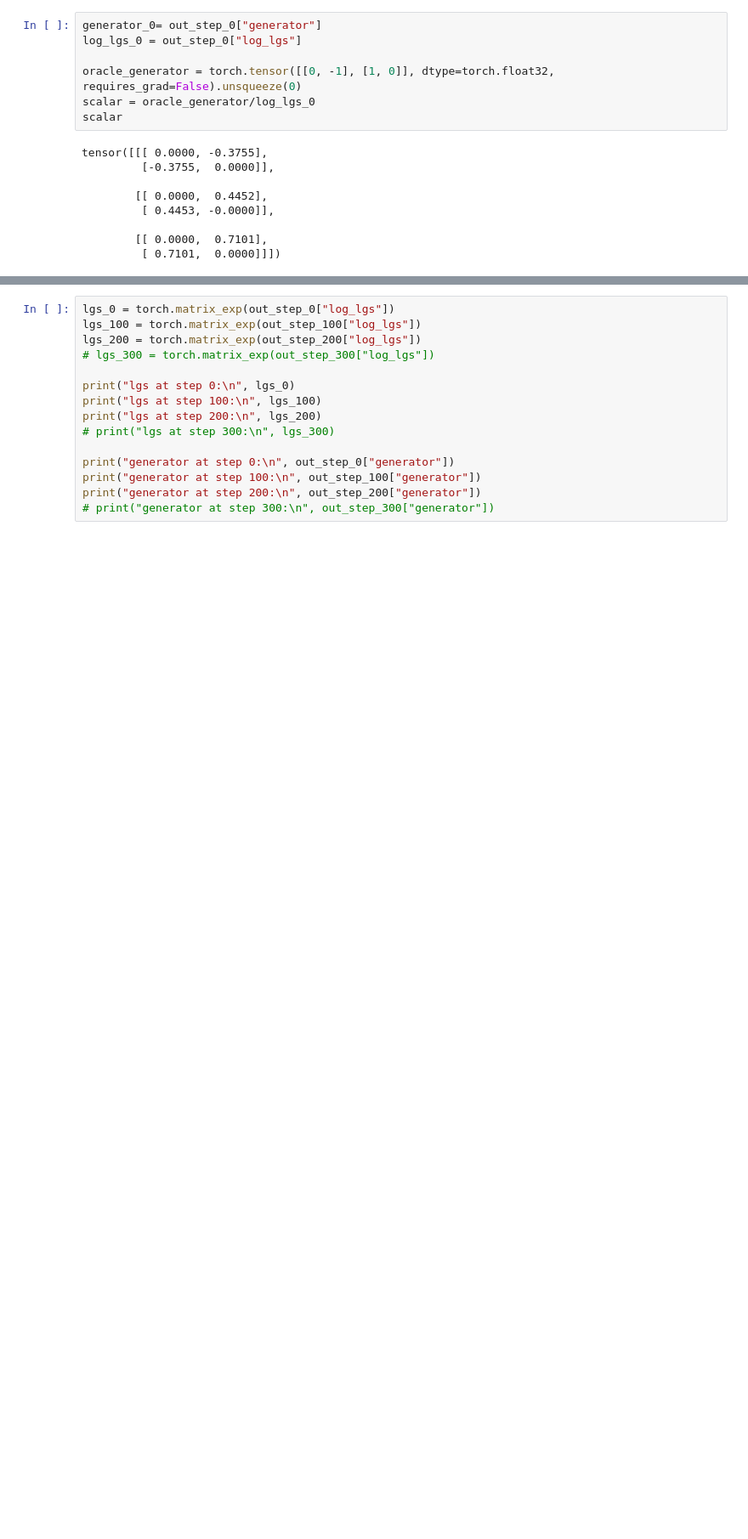
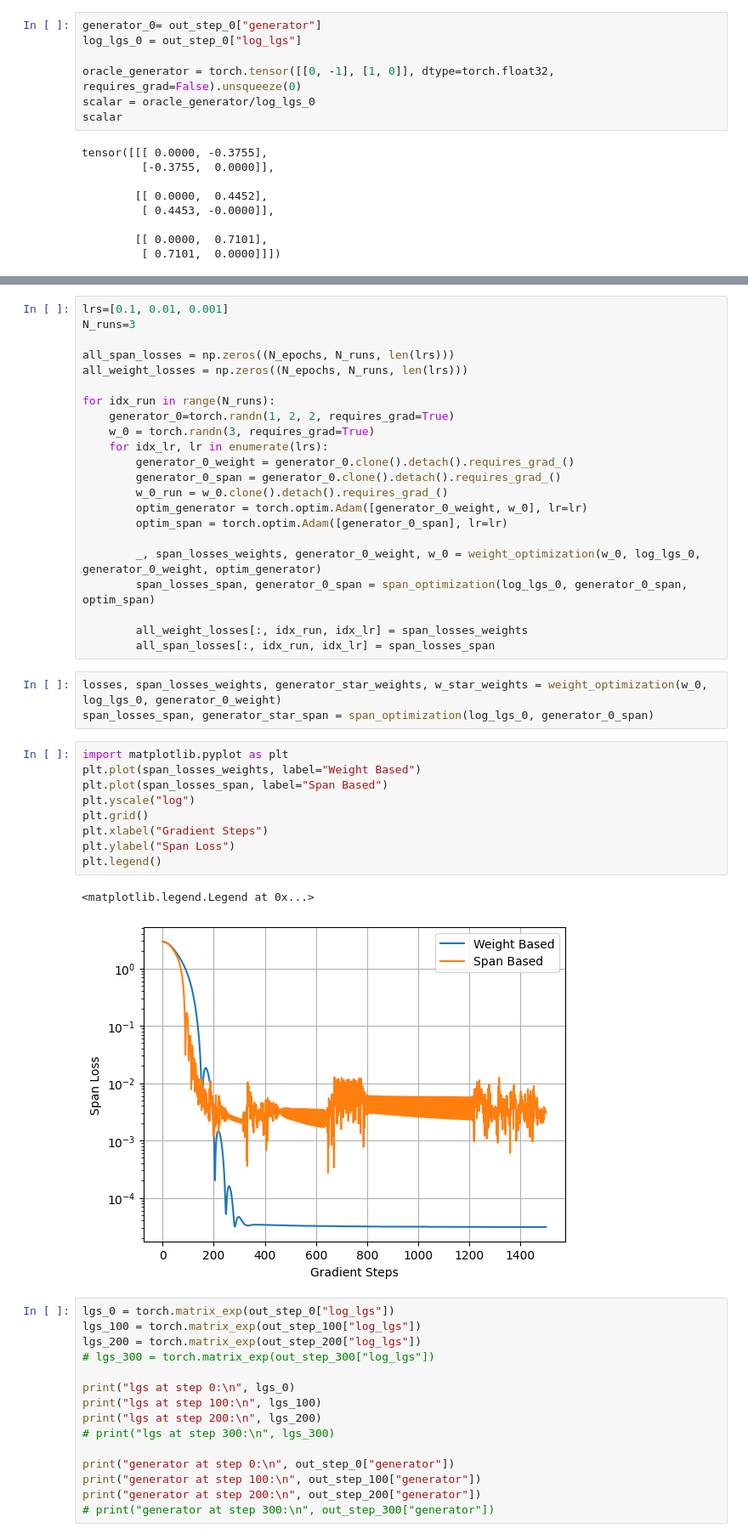
Before and after one commit to PaulNitschke/geo_meta_rl, a Jupyter notebook: step_4_hereditary_symmetry_discovery.ipynb, the cells around one changed output, grey strips where cells are left out. Shown at 85% size. Saved outputs shown, nothing was run; the diff lists cells and outputs as text; blank space fills up the shorter version.

Commit message:
implemented least squares span evaluation

```diff
--- a/step_4_hereditary_symmetry_discovery.ipynb
+++ b/step_4_hereditary_symmetry_discovery.ipynb
@@ -204,3 +253,40 @@ KeyboardInterrupt:
+# %%
+lrs=[0.1, 0.01, 0.001]
+N_runs=3
+
+all_span_losses = np.zeros((N_epochs, N_runs, len(lrs)))
+all_weight_losses = np.zeros((N_epochs, N_runs, len(lrs)))
+
+for idx_run in range(N_runs):
+    generator_0=torch.randn(1, 2, 2, requires_grad=True)
+    w_0 = torch.randn(3, requires_grad=True)
+    for idx_lr, lr in enumerate(lrs):
+        generator_0_weight = generator_0.clone().detach().requires_grad_()
+        generator_0_span = generator_0.clone().detach().requires_grad_()
+        w_0_run = w_0.clone().detach().requires_grad_()
+        optim_generator = torch.optim.Adam([generator_0_weight, w_0], lr=lr)
+        optim_span = torch.optim.Adam([generator_0_span], lr=lr)
+
+        _, span_losses_weights, generator_0_weight, w_0 = weight_optimization(w_0, log_lgs_0, generator_0_weight, optim_generator)
+        span_losses_span, generator_0_span = span_optimization(log_lgs_0, generator_0_span, optim_span)
+
+        all_weight_losses[:, idx_run, idx_lr] = span_losses_weights
+        all_span_losses[:, idx_run, idx_lr] = span_losses_span
+# %%
+losses, span_losses_weights, generator_star_weights, w_star_weights = weight_optimization(w_0, log_lgs_0, generator_0_weight)
+span_losses_span, generator_star_span = span_optimization(log_lgs_0, generator_0_span)
+# %%
+import matplotlib.pyplot as plt
+plt.plot(span_losses_weights, label="Weight Based")
+plt.plot(span_losses_span, label="Span Based")
+plt.yscale("log")
+plt.grid()
+plt.xlabel("Gradient Steps")
+plt.ylabel("Span Loss")
+plt.legend()
+# %% [output]
+<matplotlib.legend.Legend at 0x...>
+[figure, added]
 # %%
 lgs_0 = torch.matrix_exp(out_step_0["log_lgs"])
 lgs_100 = torch.matrix_exp(out_step_100["log_lgs"])
```
Also changed, not shown: parts of 3 cells of this notebook, 2 other files.
